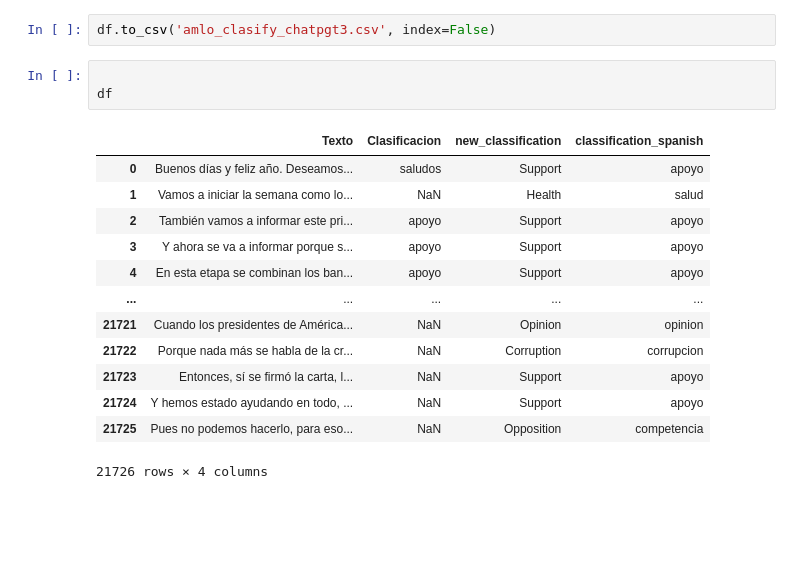
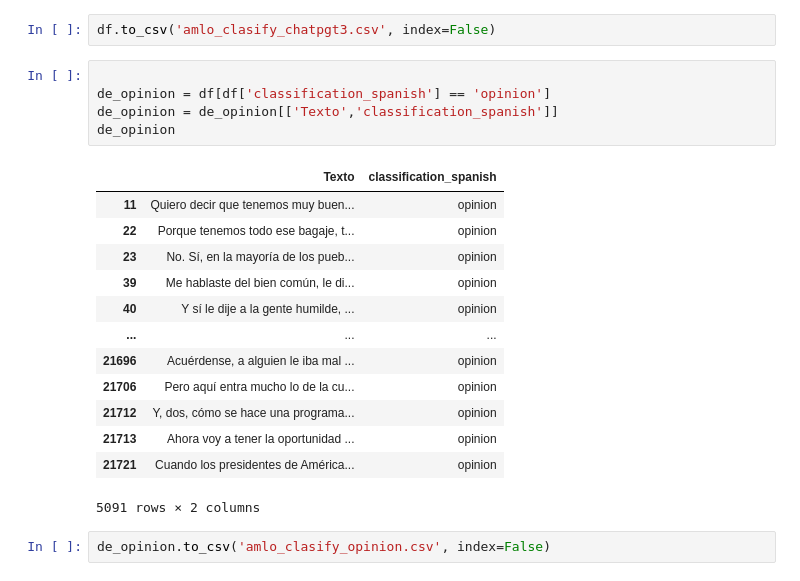
Before and after one commit to danielhtoledo2002/AMLO-CLASIFIER, a Jupyter notebook: OpenAi/Classify_amlo.ipynb, the cells around one changed output. Drawn from its saved outputs; the diff is of its cells as text; blank space fills up the shorter version.

Commit message:
Added the csv with the opinions only

```diff
--- a/OpenAi/Classify_amlo.ipynb
+++ b/OpenAi/Classify_amlo.ipynb
@@ -298,18 +298,22 @@ Name: 6264, dtype: object
 df.to_csv('amlo_clasify_chatpgt3.csv', index=False)
 # %%
 
-df
+de_opinion = df[df['classification_spanish'] == 'opinion']
+de_opinion = de_opinion[['Texto','classification_spanish']]
+de_opinion
 # %% [output]
-|  | Texto | Clasificacion | new_classification | classification_spanish |
-| 0 | Buenos días y feliz año. Deseamos... | saludos | Support | apoyo |
-| 1 | Vamos a iniciar la semana como lo... | NaN | Health | salud |
-| 2 | También vamos a informar este pri... | apoyo | Support | apoyo |
-| 3 | Y ahora se va a informar porque s... | apoyo | Support | apoyo |
-| 4 | En esta etapa se combinan los ban... | apoyo | Support | apoyo |
-| ... | ... | ... | ... | ... |
-| 21721 | Cuando los presidentes de América... | NaN | Opinion | opinion |
-| 21722 | Porque nada más se habla de la cr... | NaN | Corruption | corrupcion |
-| 21723 | Entonces, sí se firmó la carta, l... | NaN | Support | apoyo |
-| 21724 | Y hemos estado ayudando en todo, ... | NaN | Support | apoyo |
-| 21725 | Pues no podemos hacerlo, para eso... | NaN | Opposition | competencia |
+|  | Texto | classification_spanish |
+| 11 | Quiero decir que tenemos muy buen... | opinion |
+| 22 | Porque tenemos todo ese bagaje, t... | opinion |
+| 23 | No. Sí, en la mayoría de los pueb... | opinion |
+| 39 | Me hablaste del bien común, le di... | opinion |
+| 40 | Y sí le dije a la gente humilde, ... | opinion |
+| ... | ... | ... |
+| 21696 | Acuérdense, a alguien le iba mal ... | opinion |
+| 21706 | Pero aquí entra mucho lo de la cu... | opinion |
+| 21712 | Y, dos, cómo se hace una programa... | opinion |
+| 21713 | Ahora voy a tener la oportunidad ... | opinion |
+| 21721 | Cuando los presidentes de América... | opinion |
-21726 rows × 4 columns
+5091 rows × 2 columns
+# %%
+de_opinion.to_csv('amlo_clasify_opinion.csv', index=False)
```
Also changed, not shown: parts of 1 cell of this notebook, 1 other file.
